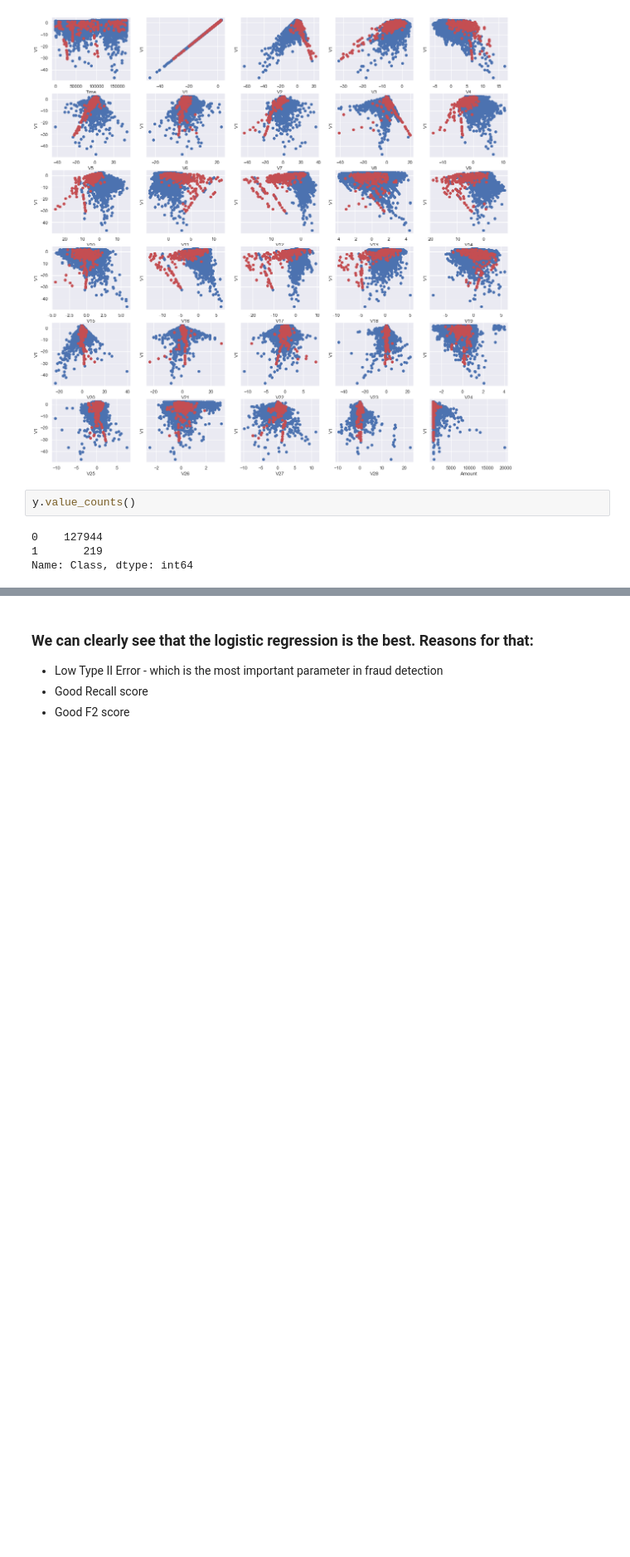
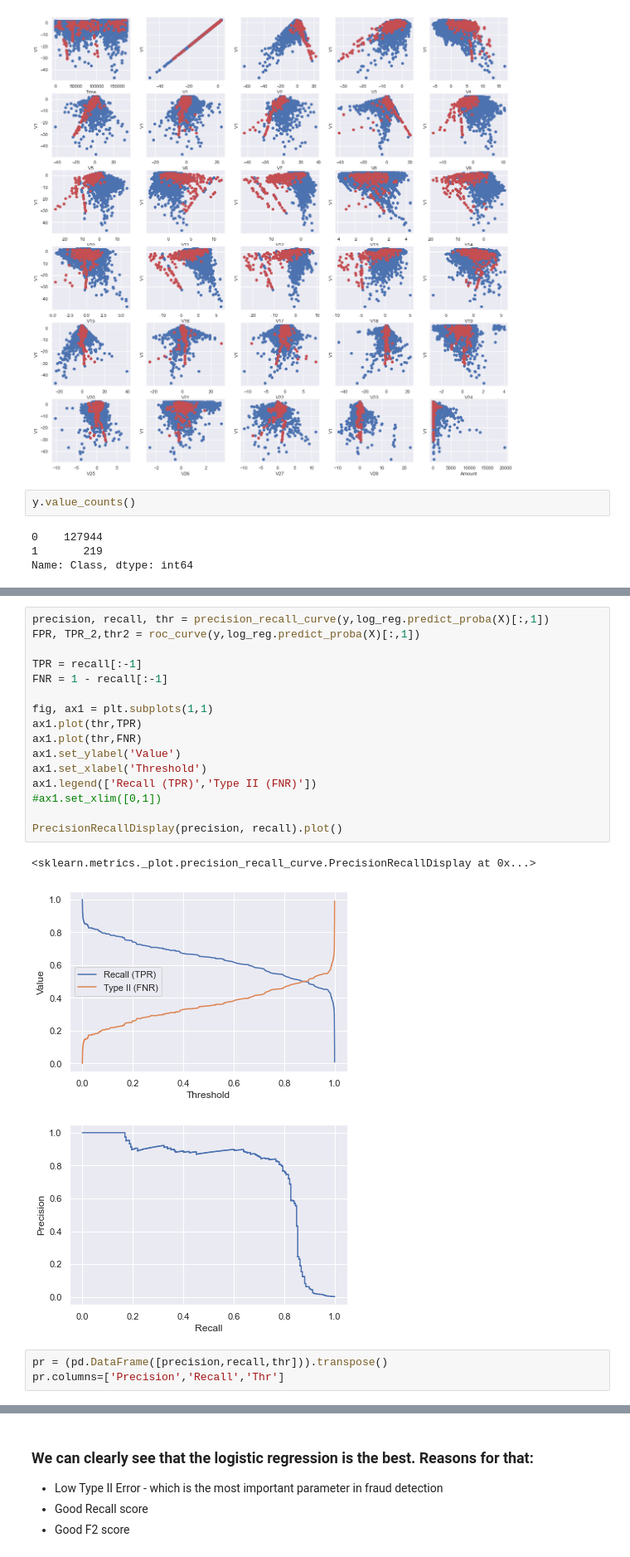
Before and after one commit to FelixOnofrei/Data-Science, a Jupyter notebook: Fraud_Detection/Credit Card Fraud Detection - Kaggle Dataset.ipynb, the cells around one changed output, grey strips where cells are left out. Shown at 83% size. Cells and saved outputs as stored; diff of their text form; blank space fills up the shorter version.

```diff
--- a/Fraud_Detection/Credit Card Fraud Detection - Kaggle Dataset.ipynb
+++ b/Fraud_Detection/Credit Card Fraud Detection - Kaggle Dataset.ipynb
@@ -413,0 +451,23 @@ weighted avg       1.00      1.00      1.00    128163
+# %%
+precision, recall, thr = precision_recall_curve(y,log_reg.predict_proba(X)[:,1])
+FPR, TPR_2,thr2 = roc_curve(y,log_reg.predict_proba(X)[:,1])
+
+TPR = recall[:-1]
+FNR = 1 - recall[:-1]
+
+fig, ax1 = plt.subplots(1,1)
+ax1.plot(thr,TPR)
+ax1.plot(thr,FNR)
+ax1.set_ylabel('Value')
+ax1.set_xlabel('Threshold')
+ax1.legend(['Recall (TPR)','Type II (FNR)'])
+#ax1.set_xlim([0,1])
+
+PrecisionRecallDisplay(precision, recall).plot()
+# %% [output]
+<sklearn.metrics._plot.precision_recall_curve.PrecisionRecallDisplay at 0x...>
+[figure, added]
+[figure, added]
+# %%
+pr = (pd.DataFrame([precision,recall,thr])).transpose()
+pr.columns=['Precision','Recall','Thr']
```
Also changed, not shown: parts of 18 cells of this notebook.
